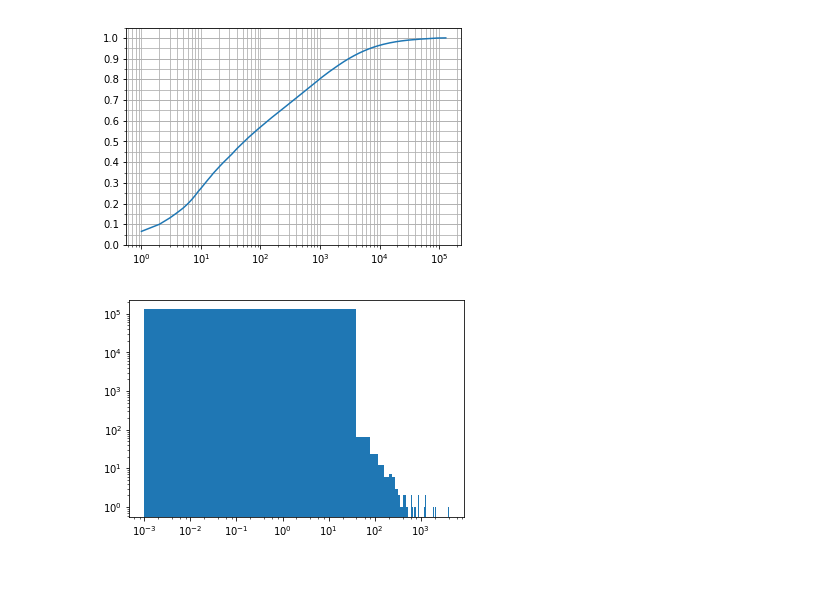
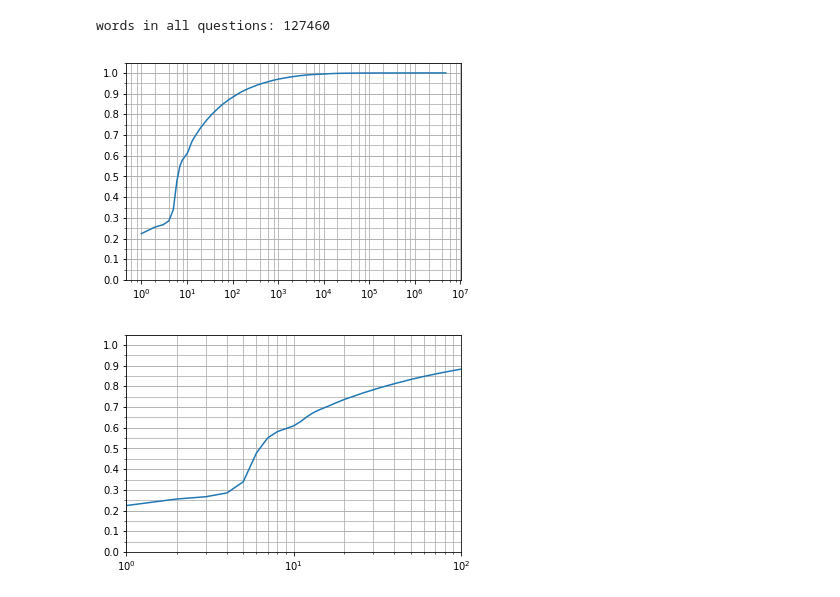
Before and after one commit to imandr/questions, a Jupyter notebook: tools/embedding.ipynb, the cells around one changed output. Drawn from its saved outputs; the diff is of its cells as text; code cells hidden in the pictures.

```diff
--- a/tools/embedding.ipynb
+++ b/tools/embedding.ipynb
@@ -101,0 +175,17 @@ all_frequencies = word_frequencies(all_questions)
+# %%
+#train_frequencies = word_frequencies(train_questions)
+#test_frequencies = word_frequencies(test_questions)
+all_frequencies = word_appearance_in_questions(all_questions)
+# %%
+print "words in all questions:", len(all_frequencies)
+
+
+maxf = all_frequencies[0][1]
+cx, cy = cumulative_by_value([n for w, n in reversed(all_frequencies)])
+rx = np.asarray(cx, dtype=np.float)/maxf
+plot_cumulative(cx, cy)
+plot_cumulative(cx, cy, xlim=(1,100))
+# %% [output]
+words in all questions: 127460
+[figure, added]
+[figure, added]
@@ -102,5 +194,3 @@ all_frequencies = word_frequencies(all_questions)
 # %%
-plot_cumulative([n for w, n in all_frequencies])
+VocabularySize = 10000
+encoding = { w:i+1 for i, (w,n) in enumerate(all_frequencies[:VocabularySize])}
-# %% [output]
-[figure, removed]
-[figure, removed]
```
Also changed, not shown: parts of 20 cells of this notebook, 6 other files.
